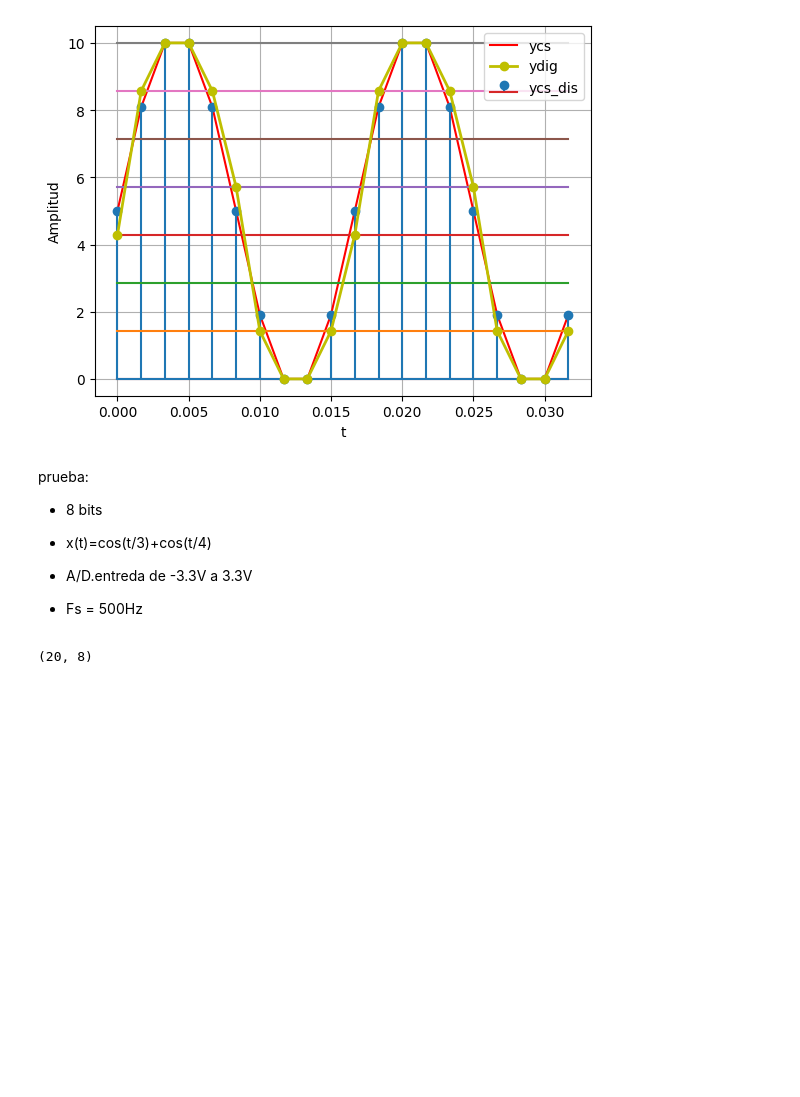
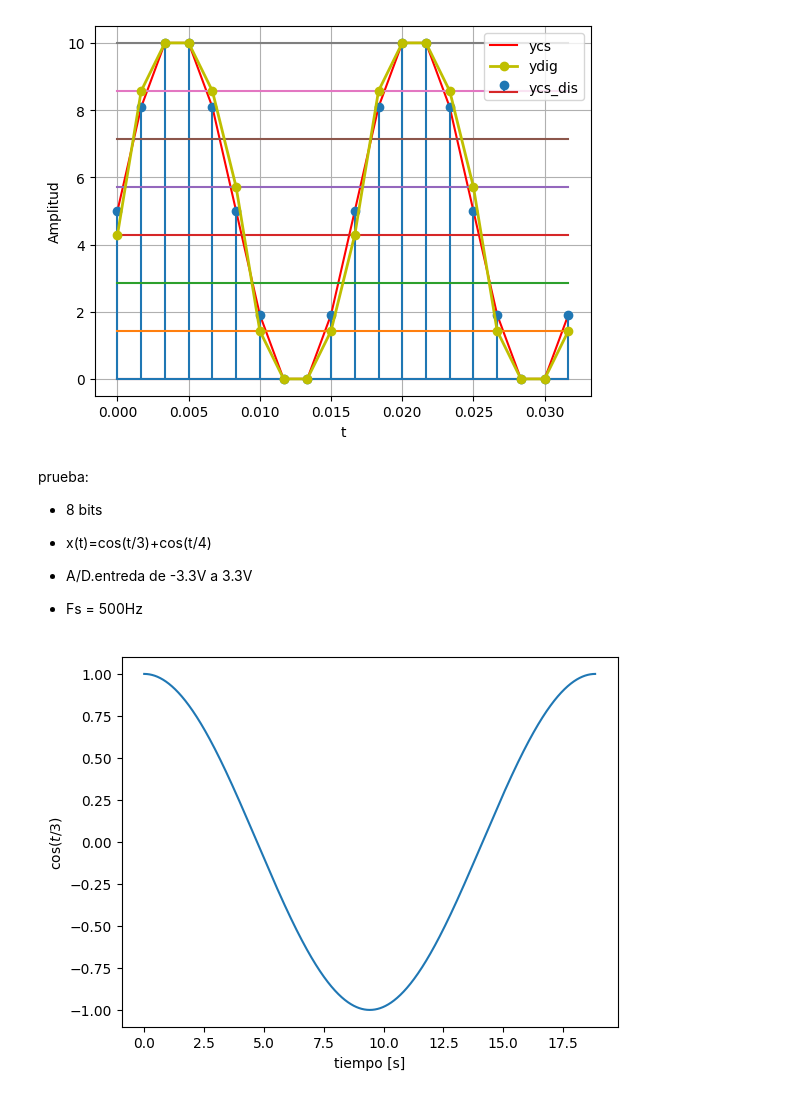
Before and after one commit to Ebl14/senales_y_sistemas, a Jupyter notebook: Copy_of_ejemplo1SyS2021.ipynb, the cells around one changed output. Cells and saved outputs as stored; diff of their text form; code cells hidden in the pictures; blank space fills up the shorter version.

```diff
--- a/Copy_of_ejemplo1SyS2021.ipynb
+++ b/Copy_of_ejemplo1SyS2021.ipynb
@@ -425,31 +425,26 @@ prueba:
 
 *   A/D.entreda de -3.3V a 3.3V
 *   Fs = 500Hz
-# %%
-#Ejemplo de señal despues de cero y pendiente y discretización
-#Recuerde que el proceso de discretización debe ser implementado
-from scipy.spatial.distance import cdist
-
-#señal original
-Fo = 60
-To = 1/60
-A = 120
-Fs = 10*Fo #asegurar nyquist
-Ts = 1/Fs
-tv = np.arange(0,2*To,Ts)#procesar dos periodos discretizados
-y = A*np.sin(2*np.pi*Fo*tv)
-
-#cero y pendiente
-ycs = my_ceropen(y, ymin=0,ymax=10)
-
-#número de bits y vector de cuantización
-nbits = 3
-rmin = 0
-rmax = 10
-ve = np.linspace(rmin,rmax,2**nbits) # (rmax-rmin)/(2^#bits - 1) -> si se quiere incluir rmin y rmax
-
-#distancias y cero pendiente a vector cuantizacion
-d = cdist(ycs.reshape(-1,1),ve.reshape(-1,1)) #se utiliza reshape(-1,1) para generar vectores columna como lo pide cdist
-d.shape # d es una matriz de 500 x 8, ej: la fila 1 incluye la distancia euclidea entre y[0] y los 8 elementos en ve
-# %% [output]
-(20, 8)
+# %%
+#Ejemplo de señal despues de cero y pendiente y discretización
+#Recuerde que el proceso de discretización debe ser implementado
+from scipy.spatial.distance import cdist
+
+#señal original
+K = 50
+t_1= 6*np.pi
+A = 1
+ti= 0
+tf = t_1
+w1 = 2*np.pi/t_1
+Fs= 100 #Hz
+Ts = 1/Fs
+tv = np.arange(ti,tf,Ts) #vector de datos en tiempo
+#tv = np.linspace(ti,tf,num=K)
+xv= A*np.cos(w1*tv) #vector de aplitud
+plt.plot(tv,xv)
+plt.xlabel('tiempo [s]')
+plt.ylabel('$\cos(t/3)$')
+plt.show()
+# %% [output]
+[figure, added]
```
Also changed, not shown: parts of 6 cells of this notebook.
